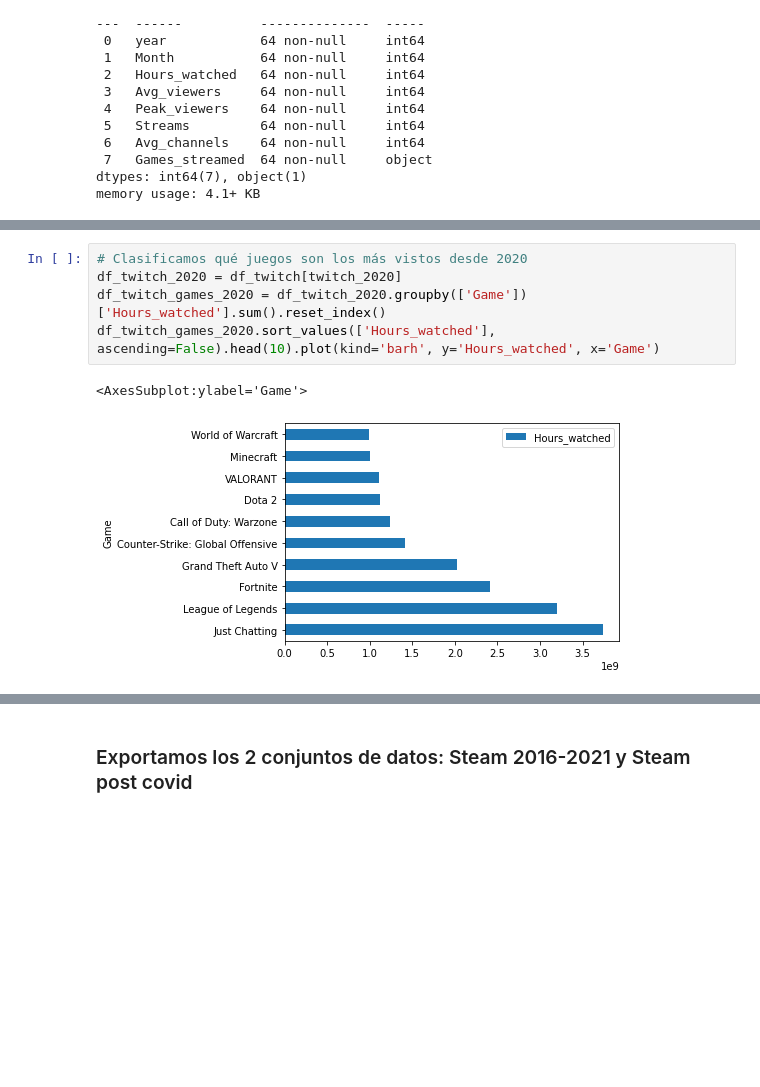
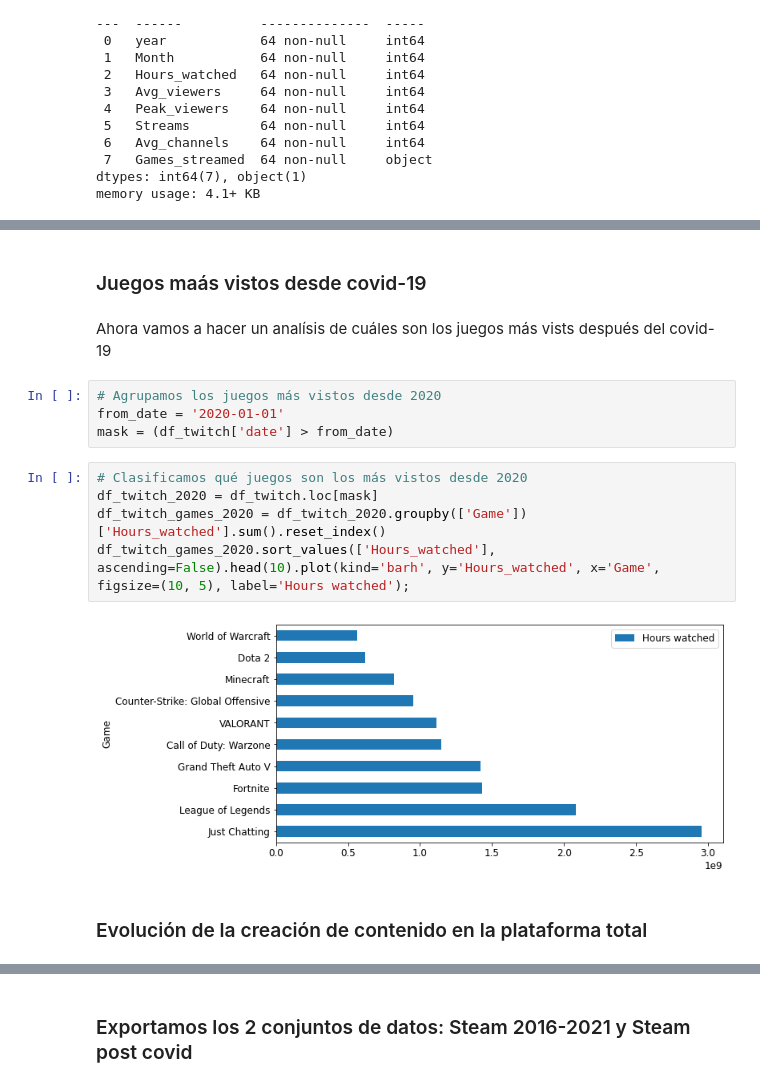
Before and after one commit to JoaquinLou/Streaming_game_influence, a Jupyter notebook: 2-Twtich data cleaning and analysis.ipynb, the cells around one changed output, grey strips where cells are left out. Cells and saved outputs as stored; diff of their text form; blank space fills up the shorter version.

```diff
--- a/2-Twtich data cleaning and analysis.ipynb
+++ b/2-Twtich data cleaning and analysis.ipynb
@@ -168,8 +161,17 @@ twitch_2020 = df_twitch['date'] > '2019'
+# %% [markdown]
+### Juegos maás vistos desde covid-19
+# %% [markdown]
+Ahora vamos a hacer un analísis de cuáles son los juegos más vists después del covid-19
+# %%
+# Agrupamos los juegos más vistos desde 2020
+from_date = '2020-01-01'
+mask = (df_twitch['date'] > from_date)
 # %%
 # Clasificamos qué juegos son los más vistos desde 2020
-df_twitch_2020 = df_twitch[twitch_2020]
+df_twitch_2020 = df_twitch.loc[mask]
 df_twitch_games_2020 = df_twitch_2020.groupby(['Game'])['Hours_watched'].sum().reset_index()
-df_twitch_games_2020.sort_values(['Hours_watched'], ascending=False).head(10).plot(kind='barh', y='Hours_watched', x='Game')
+df_twitch_games_2020.sort_values(['Hours_watched'], ascending=False).head(10).plot(kind='barh', y='Hours_watched', x='Game', figsize=(10, 5), label='Hours watched');
 # %% [output]
-<AxesSubplot:ylabel='Game'>
-[figure, old version]
+[figure, new version]
+# %% [markdown]
+### Evolución de la creación de contenido en la plataforma total
```
Also changed, not shown: parts of 53 cells of this notebook, 4 other files.
